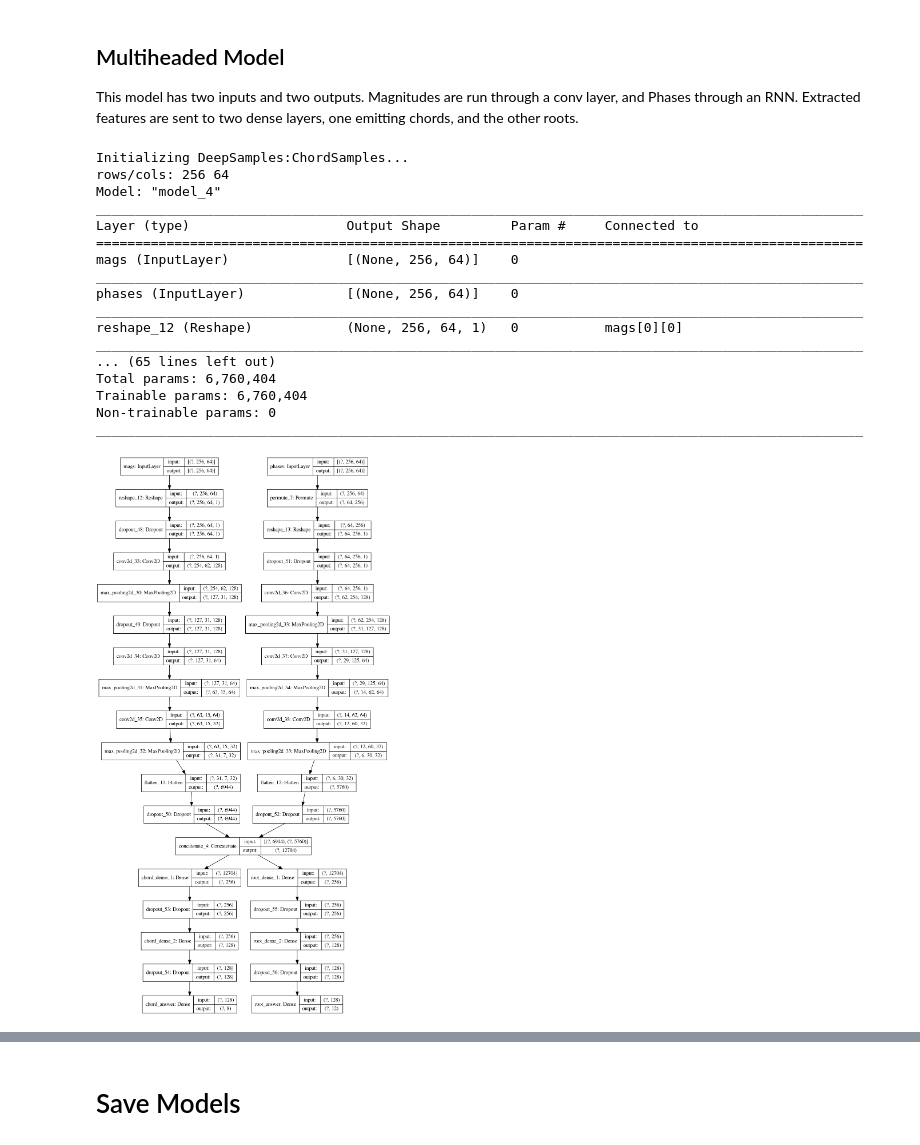
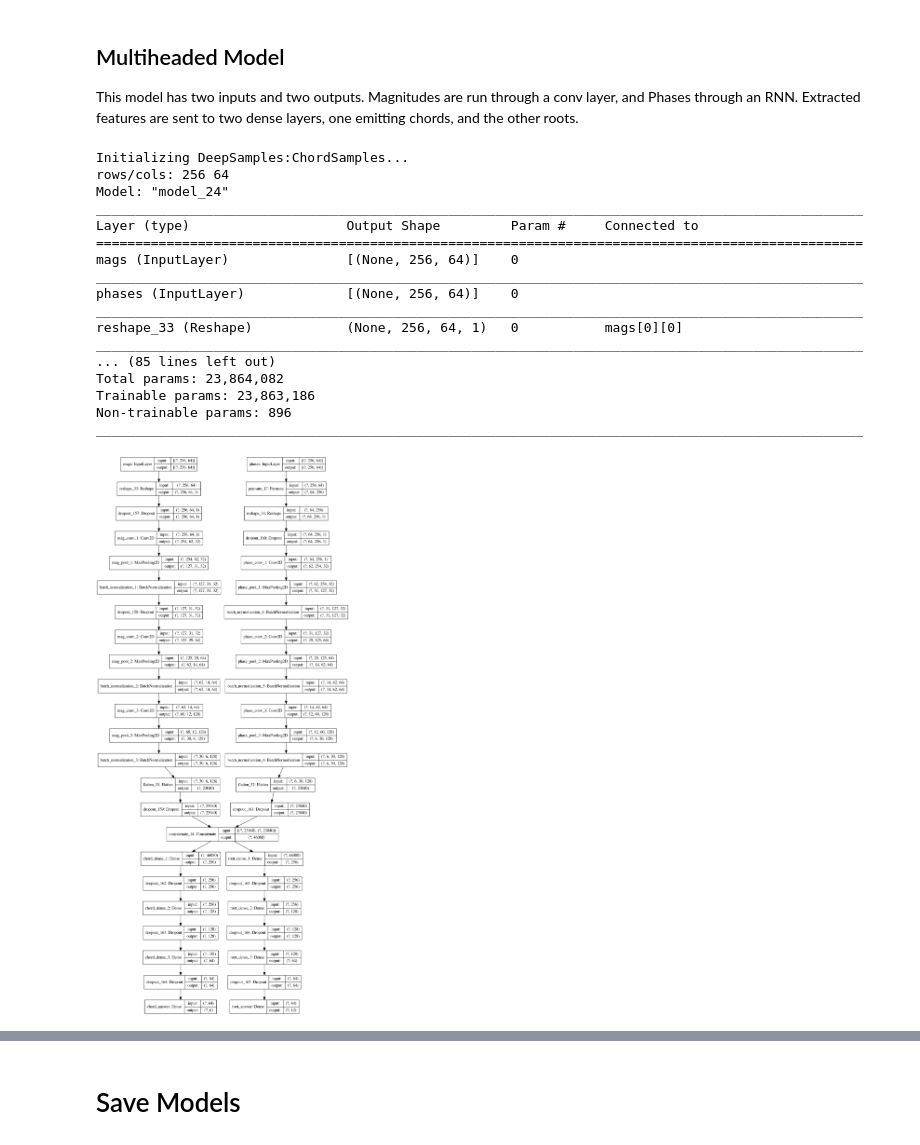
Before and after one commit to 0xfe/deepears, a Jupyter notebook: DeepChords.ipynb, the cells around one changed output, grey strips where cells are left out. Cells and saved outputs as stored; diff of their text form; code cells hidden in the pictures.

Commit message:
Deeper model. Add visualizations and batchnorm

```diff
--- a/DeepChords.ipynb
+++ b/DeepChords.ipynb
@@ -158,25 +176,31 @@ phases_input = layers.Input(shape=(rows, cols), name='phases')
 
 mag_layers = layers.Reshape((rows, cols, 1))(mags_input)
 mag_layers = layers.Dropout(0.2)(mag_layers)
-mag_layers = layers.Conv2D(128, (3,3), activation='relu')(mag_layers)
-mag_layers = layers.MaxPooling2D(pool_size=(2,2))(mag_layers)
+mag_layers = layers.Conv2D(32, (3,3), activation='relu', name="mag_conv_1")(mag_layers)
+mag_layers = layers.MaxPooling2D(pool_size=(2,2), name="mag_pool_1")(mag_layers)
+mag_layers = layers.BatchNormalization()(mag_layers)
 mag_layers = layers.Dropout(0.2)(mag_layers)
-mag_layers = layers.Conv2D(64, (3,3), padding="same", activation='relu')(mag_layers)
-mag_layers = layers.MaxPooling2D(pool_size=(2,2))(mag_layers)
-mag_layers = layers.Conv2D(32, (3,3), padding="same", activation='relu')(mag_layers)
-mag_layers = layers.MaxPooling2D(pool_size=(2,2))(mag_layers)
+mag_layers = layers.Conv2D(64, (3,3), activation='relu', name="mag_conv_2")(mag_layers)
+mag_layers = layers.MaxPooling2D(pool_size=(2,2), name="mag_pool_2")(mag_layers)
+mag_layers = layers.BatchNormalization()(mag_layers)
+mag_layers = layers.Conv2D(128, (3,3), activation='relu', name="mag_conv_3")(mag_layers)
+mag_layers = layers.MaxPooling2D(pool_size=(2,2), name="mag_pool_3")(mag_layers)
+mag_layers = layers.BatchNormalization()(mag_layers)
 mag_layers = layers.Flatten()(mag_layers)
 mag_layers = layers.Dropout(0.2)(mag_layers)
 
 phase_layers = layers.Permute((2, 1))(phases_input)
 phase_layers = layers.Reshape((cols, rows, 1))(phase_layers)
 phase_layers = layers.Dropout(0.2)(phase_layers)
-phase_layers = layers.Conv2D(128, (3,3), activation='relu')(phase_layers)
-phase_layers = layers.MaxPooling2D(pool_size=(2,2))(phase_layers)
-phase_layers = layers.Conv2D(64, (3,3), activation='relu')(phase_layers)
-phase_layers = layers.MaxPooling2D(pool_size=(2,2))(phase_layers)
-phase_layers = layers.Conv2D(32, (3,3), activation='relu')(phase_layers)
-phase_layers = layers.MaxPooling2D(pool_size=(2,2))(phase_layers)
+phase_layers = layers.Conv2D(32, (3,3), activation='relu', name="phase_conv_1")(phase_layers)
+phase_layers = layers.MaxPooling2D(pool_size=(2,2), name="phase_pool_1")(phase_layers)
+phase_layers = layers.BatchNormalization()(phase_layers)
+phase_layers = layers.Conv2D(64, (3,3), activation='relu', name="phase_conv_2")(phase_layers)
+phase_layers = layers.MaxPooling2D(pool_size=(2,2), name="phase_pool_2")(phase_layers)
+phase_layers = layers.BatchNormalization()(phase_layers)
+phase_layers = layers.Conv2D(128, (3,3), name="phase_conv_3", activation='relu')(phase_layers)
+phase_layers = layers.MaxPooling2D(pool_size=(2,2), name="phase_pool_3")(phase_layers)
+phase_layers = layers.BatchNormalization()(phase_layers)
 phase_layers = layers.Flatten()(phase_layers)
 phase_layers = layers.Dropout(0.2)(phase_layers)
 
@@ -186,39 +210,43 @@ chord_layers = layers.Dense(256, activation='relu', name='chord_dense_1')(concat
 chord_layers = layers.Dropout(0.2)(chord_layers)
 chord_layers = layers.Dense(128, activation='relu', name='chord_dense_2')(chord_layers)
 chord_layers = layers.Dropout(0.2)(chord_layers)
+chord_layers = layers.Dense(64, activation='relu', name='chord_dense_3')(chord_layers)
+chord_layers = layers.Dropout(0.2)(chord_layers)
 chord_answer = layers.Dense(len(dummy_samples.chord_classes), activation='softmax', name='chord_answer')(chord_layers)
 
 root_layers = layers.Dense(256, activation='relu', name='root_dense_1')(concatenated)
 root_layers = layers.Dropout(0.2)(root_layers)
 root_layers = layers.Dense(128, activation='relu', name='root_dense_2')(root_layers)
+root_layers = layers.Dropout(0.2)(root_layers)
+root_layers = layers.Dense(64, activation='relu', name='root_dense_3')(root_layers)
 root_layers = layers.Dropout(0.2)(root_layers)
 root_answer = layers.Dense(len(dummy_samples.root_classes), activation='softmax', name='root_answer')(root_layers)
 
 model = tf.keras.models.Model([mags_input, phases_input], [chord_answer, root_answer])
 model.summary()
 
 optimizer = tf.keras.optimizers.Adam(amsgrad=True)
 model.compile(loss=['categorical_crossentropy', 'categorical_crossentropy'], optimizer=optimizer, metrics=['accuracy'])
 
 plot_model(model, to_file="model.png", show_shapes=True, show_layer_names=True, )
 display.display(display.Image("model.png"))
 # %% [output]
 Initializing DeepSamples:ChordSamples...
 rows/cols: 256 64
-Model: "model_4"
+Model: "model_24"
 __________________________________________________________________________________________________
 Layer (type)                    Output Shape         Param #     Connected to
 ==================================================================================================
 mags (InputLayer)               [(None, 256, 64)]    0
 __________________________________________________________________________________________________
 phases (InputLayer)             [(None, 256, 64)]    0
 __________________________________________________________________________________________________
-reshape_12 (Reshape)            (None, 256, 64, 1)   0           mags[0][0]
+reshape_33 (Reshape)            (None, 256, 64, 1)   0           mags[0][0]
 __________________________________________________________________________________________________
-... (65 lines left out)
-Total params: 6,760,404
-Trainable params: 6,760,404
-Non-trainable params: 0
+... (85 lines left out)
+Total params: 23,864,082
+Trainable params: 23,863,186
+Non-trainable params: 896
 __________________________________________________________________________________________________
-[figure, old version]
+[figure, new version]
 # %%
```
Also changed, not shown: parts of 12 cells of this notebook, 1 other file.
